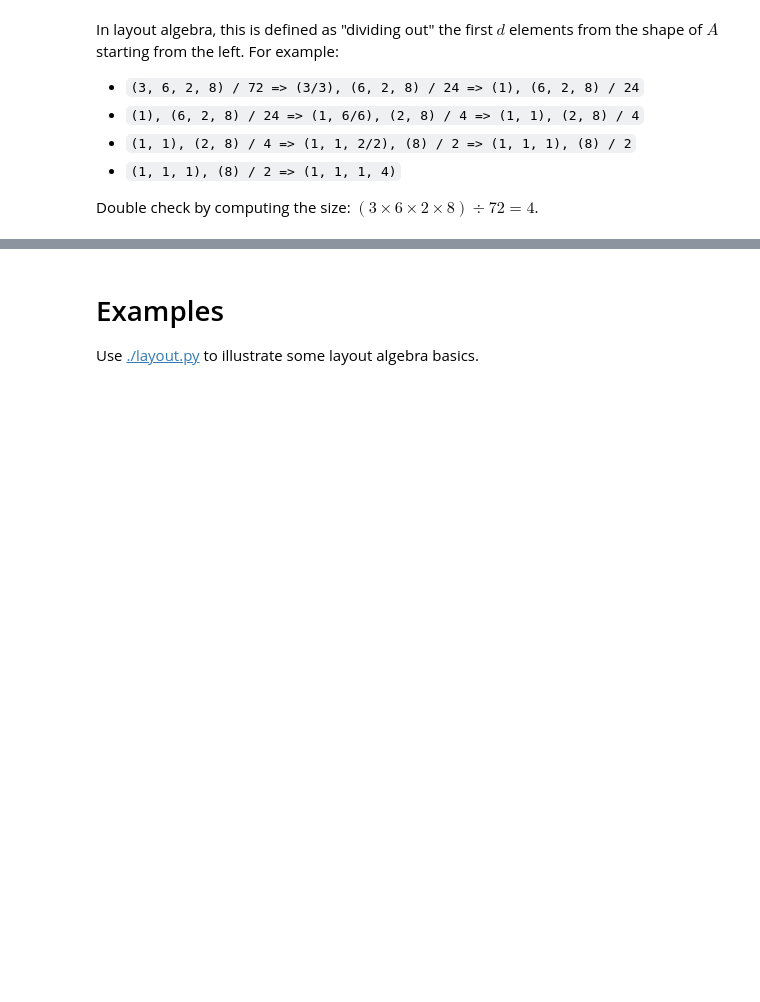
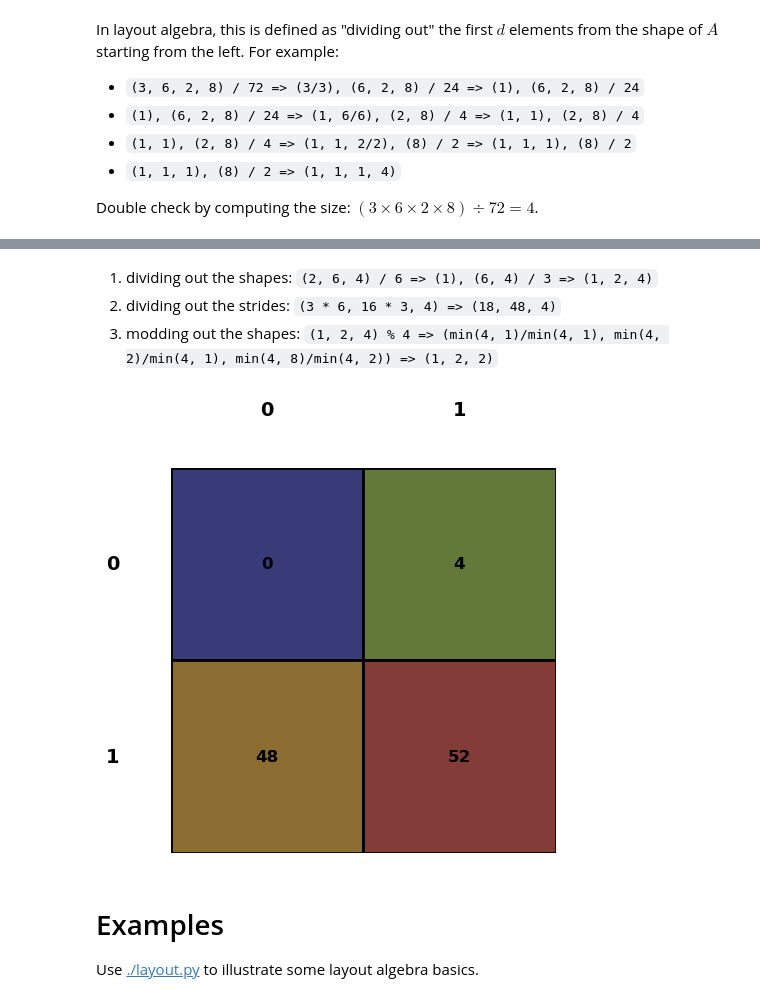
Before and after one commit to w32zhong/simp-intelligence, a Jupyter notebook: simp_intelligence/math/layout_basics.ipynb, the cells around one changed output, grey strips where cells are left out. Cells and saved outputs as stored; diff of their text form; code cells hidden in the pictures; blank space fills up the shorter version.

```diff
--- a/simp_intelligence/math/layout_basics.ipynb
+++ b/simp_intelligence/math/layout_basics.ipynb
@@ -39,3 +45,11 @@ To compute strides, the residuals of above are used to scale up the original str
+# %% [markdown]
+1. dividing out the shapes: `(2, 6, 4) / 6 => (1), (6, 4) / 3 => (1, 2, 4)`
+2. dividing out the strides: `(3 * 6, 16 * 3, 4) => (18, 48, 4)`
+3. modding out the shapes: `(1, 2, 4) % 4 => (min(4, 1)/min(4, 1), min(4, 2)/min(4, 1), min(4, 8)/min(4, 2)) => (1, 2, 2)`
+# %%
+Layout(shape=(2, 2), stride=(48, 4)).visualize()
+# %% [output]
+[figure, added]
 # %% [markdown]
 # Examples
 Use [./layout.py](./layout.py) to illustrate some layout algebra basics.
```
Also changed, not shown: parts of 2 cells of this notebook.
